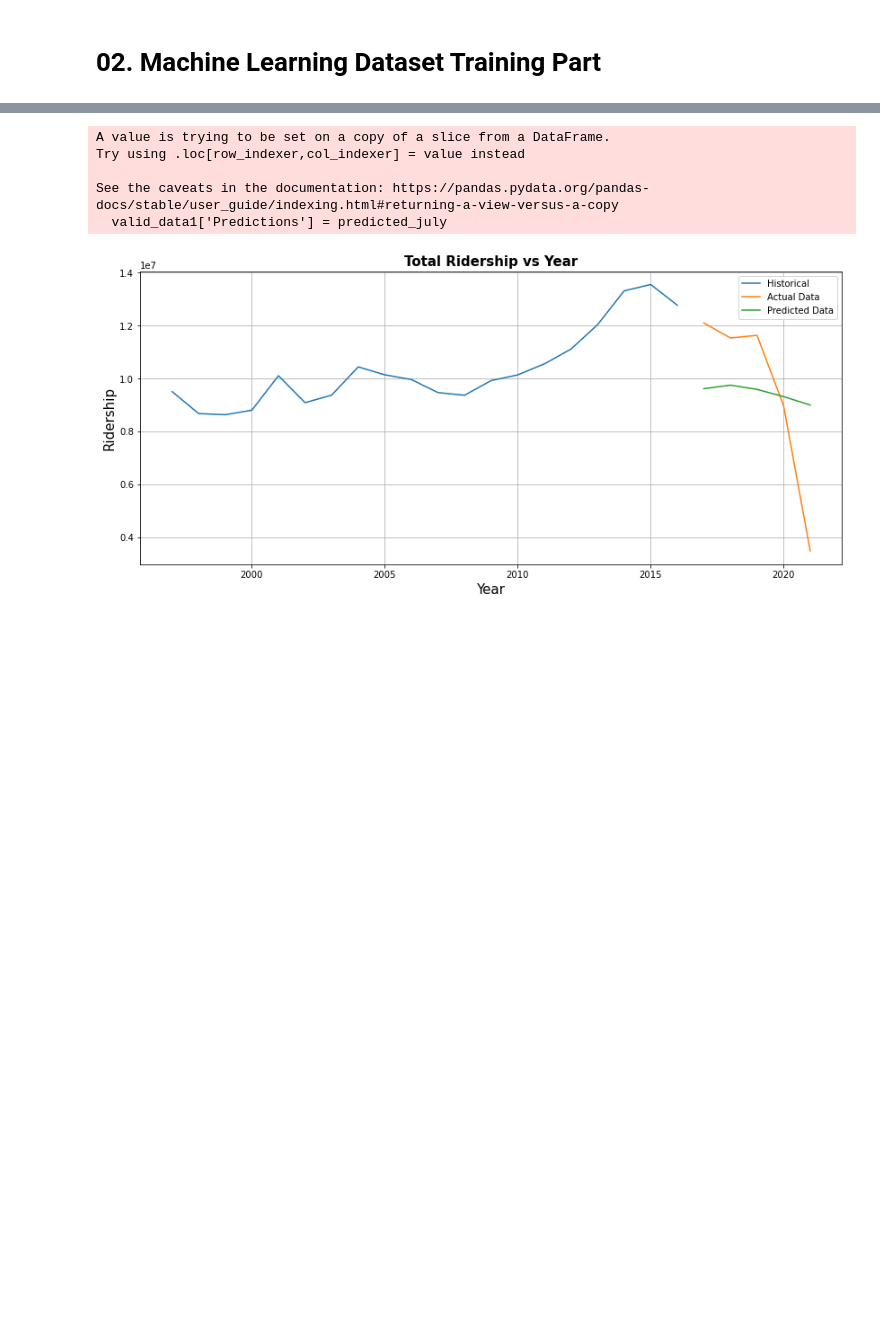
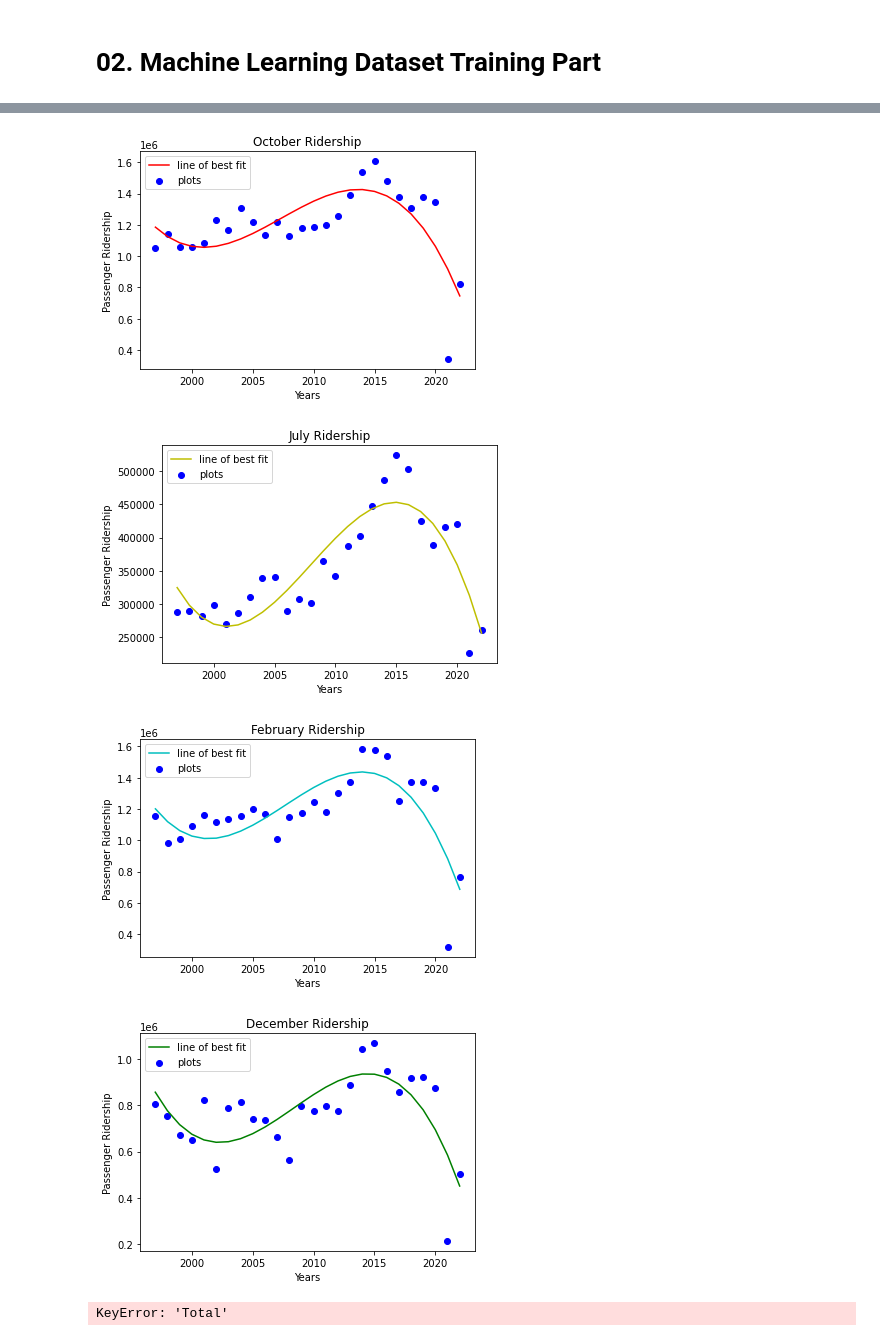
Before and after one commit to lotlouischoitslab/Champaign-Urbana_Bus_Ridership, a Jupyter notebook: champaign_bus_data_analysis.ipynb, the cells around one changed output, grey strips where cells are left out. Drawn from its saved outputs; the diff is of its cells as text; code cells hidden in the pictures; blank space fills up the shorter version.

```diff
--- a/champaign_bus_data_analysis.ipynb
+++ b/champaign_bus_data_analysis.ipynb
@@ -195,27 +108,34 @@ predicted_july = scaler1.inverse_transform(predicted_july)
-# %%
-train_data1 = data1[:a]
-valid_data1= data1[a:]
-valid_data1['Predictions'] = predicted_july
-plt.figure(figsize=(14,6))
-plt.grid()
-xx = df['Year']
-plt.xlabel('Year',fontsize=15)
-plt.ylabel('Ridership',fontsize=15)
-plt.title('Total Ridership vs Year',fontweight='bold',fontsize=15)
-
-
-
-plt.plot(xx[:-5],train_data1['Total'],label='Historical')
-plt.plot(xx[20:],valid_data1[['Total',"Predictions"][0]],label='Actual Data')
-plt.plot(xx[20:],valid_data1[['Total',"Predictions"][1]],label='Predicted Data')
-
-
-plt.legend()
-plt.show()
-# %% [output]
-A value is trying to be set on a copy of a slice from a DataFrame.
-Try using .loc[row_indexer,col_indexer] = value instead
-
-See the caveats in the documentation: https://pandas.pydata.org/pandas-docs/stable/user_guide/indexing.html#returning-a-view-versus-a-copy
-  valid_data1['Predictions'] = predicted_july
-[figure, removed]
+# %%
+#Linear Regression Algorithm
+def linear_regression(x,temp,month_name,degree,co):
+    linear_reg = np.polyfit(x,temp,deg = degree)
+    linear_trend = np.polyval(linear_reg,x) #slope and y intercept
+    plt.scatter(x,temp,label='plots',color='b')
+    plt.plot(x,linear_trend,label='line of best fit',color=co)
+    plt.xlabel('Years')
+    plt.ylabel('Passenger Ridership')
+    plt.title(month_name+' Ridership')
+    plt.legend()
+    plt.show()
+    return figure
+# %%
+october = 'October'
+linear_trend = linear_regression(x,months[october],october,3,'r')
+
+july = 'July'
+linear_trend = linear_regression(x,months[july],july,3,'y')
+
+february = 'February'
+linear_trend = linear_regression(x,months[february],february,3,'c')
+
+december = 'December'
+linear_trend = linear_regression(x,months[december],december,3,'g')
+
+total = 'Total'
+linear_trend = linear_regression(x,months[total],total,3,'g')
+# %% [output]
+[figure, added]
+[figure, added]
+[figure, added]
+[figure, added]
+KeyError: 'Total'
```
Also changed, not shown: parts of 12 cells of this notebook, 1 other file.
